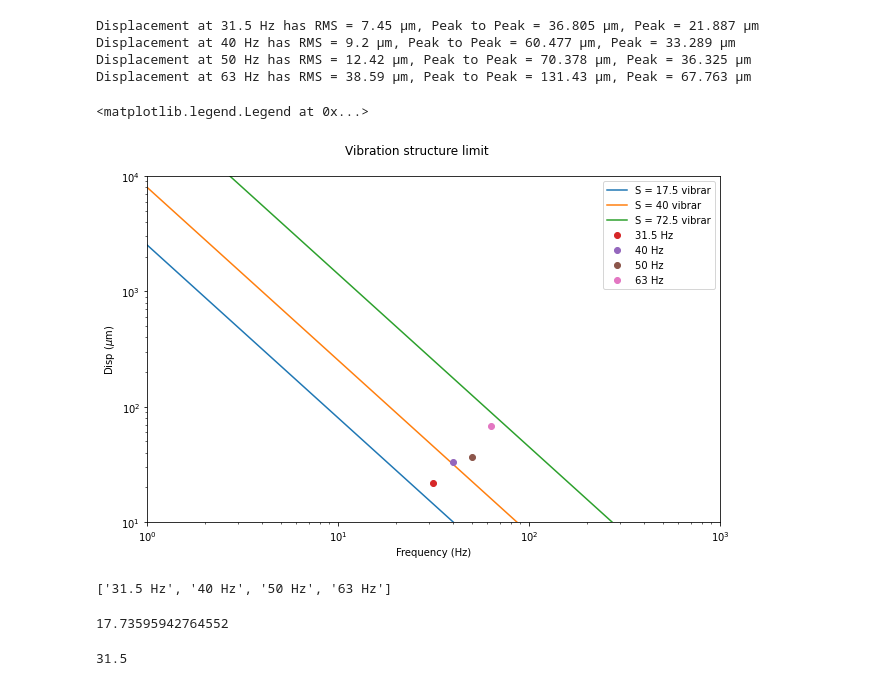
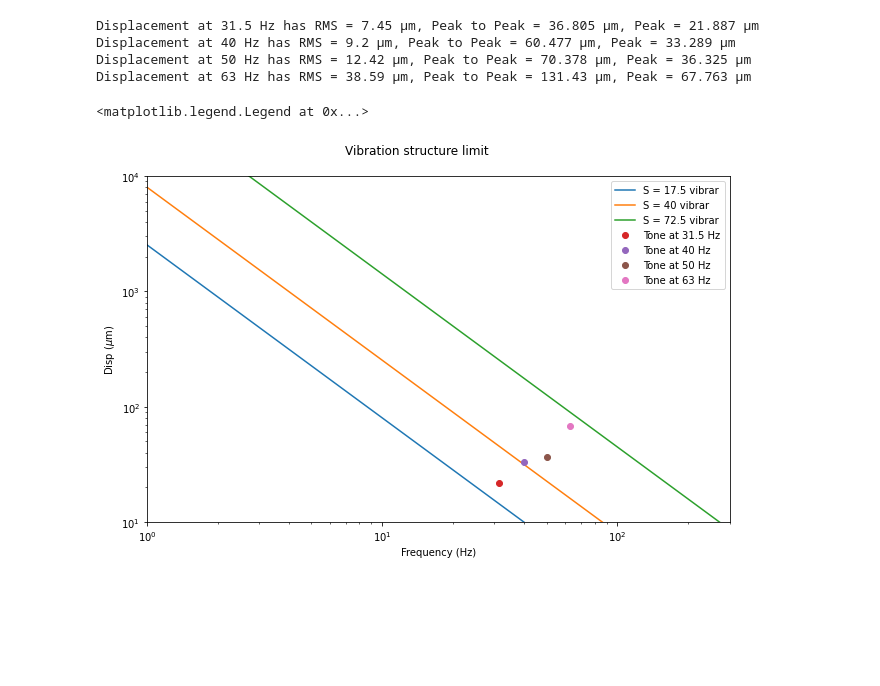
Before and after one commit to VibrasticLab/General_Projects, a Jupyter notebook: JLL_CWO_Okt_2023/data_process.ipynb, the cells around one changed output. Cells and saved outputs as stored; diff of their text form; code cells hidden in the pictures; blank space fills up the shorter version.

```diff
--- a/JLL_CWO_Okt_2023/data_process.ipynb
+++ b/JLL_CWO_Okt_2023/data_process.ipynb
@@ -234,45 +234,33 @@ vib_limit = [6.4, 64, 2000]    # limits on mm^2 / s^3
 legend_limit = ["S = 17.5 vibrar", "S = 40 vibrar", "S = 72.5 vibrar"]
 freq_limit = np.linspace(1, 1000, 1000)
 
 fig5 = plt.figure(figsize=(9,6), tight_layout=True)
 fig5.suptitle("Vibration structure limit")
 
 line_lim = []
 for i in range(len(vib_limit)):
     data = []
     for f in range(len(freq_limit)):
         x = np.sqrt(vib_limit[i] / (pow(freq_limit[f],3)) )
         x = x*1e3   # Change displacement units from mm into micron
         data.append(x)
     line_lim.append(data)
     plt.plot(freq_limit, data)
 
     plt.yscale('log')
     plt.ylim([10, 10000])
     plt.ylabel("Disp ($\mu$m)")
     plt.xscale('log')
-    plt.xlim([1, 1000])
+    plt.xlim([1, 300])
     plt.xlabel("Frequency (Hz)")
 
 # plot displacement from measured result
 for i in range(len(freq_stimulus)):
     plt.plot(float(freq_stimulus[i]), peak_disp[i], 'o')
 
-legend_data = [str(freq_stimulus[i] + " Hz") for i in range(len(freq_stimulus))]
+legend_data = [str("Tone at " + freq_stimulus[i] + " Hz") for i in range(len(freq_stimulus))]
 
 plt.legend(legend_limit + legend_data)
 # %% [output]
 <matplotlib.legend.Legend at 0x...>
-[figure, old version]
+[figure, new version]
-# %%
-[str(freq_stimulus[i] + " Hz") for i in range(len(freq_stimulus))]
-# %% [output]
-['31.5 Hz', '40 Hz', '50 Hz', '63 Hz']
-# %%
-22*np.log10(6.4)
-# %% [output]
-17.73595942764552
-# %%
-print(float(freq_stimulus[0]))
-# %% [output]
-31.5
```
